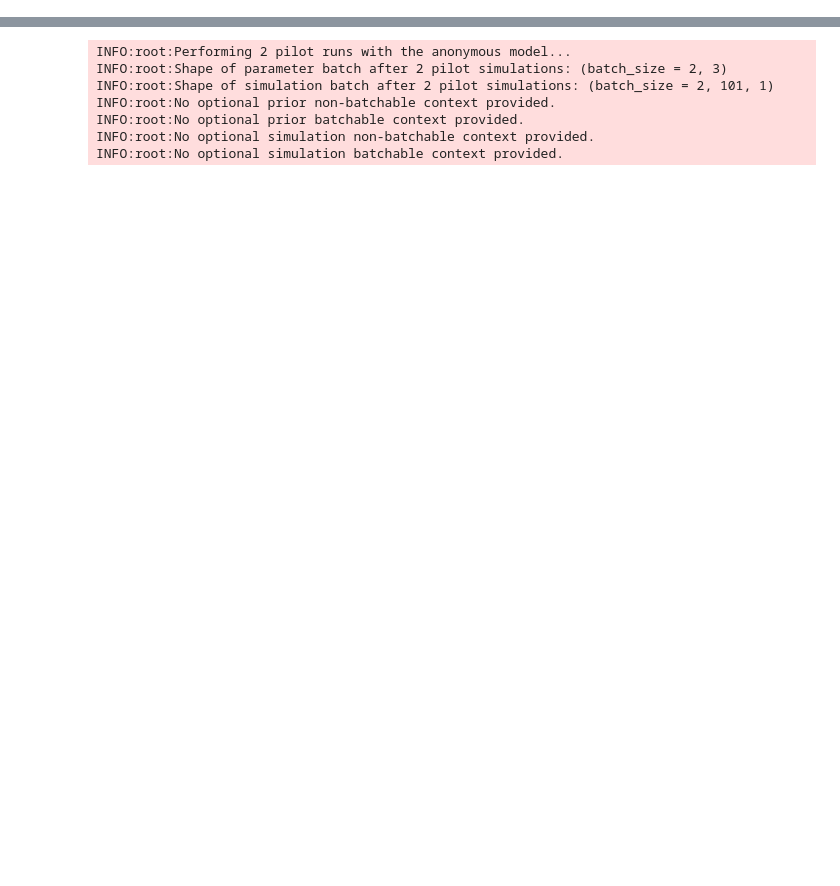
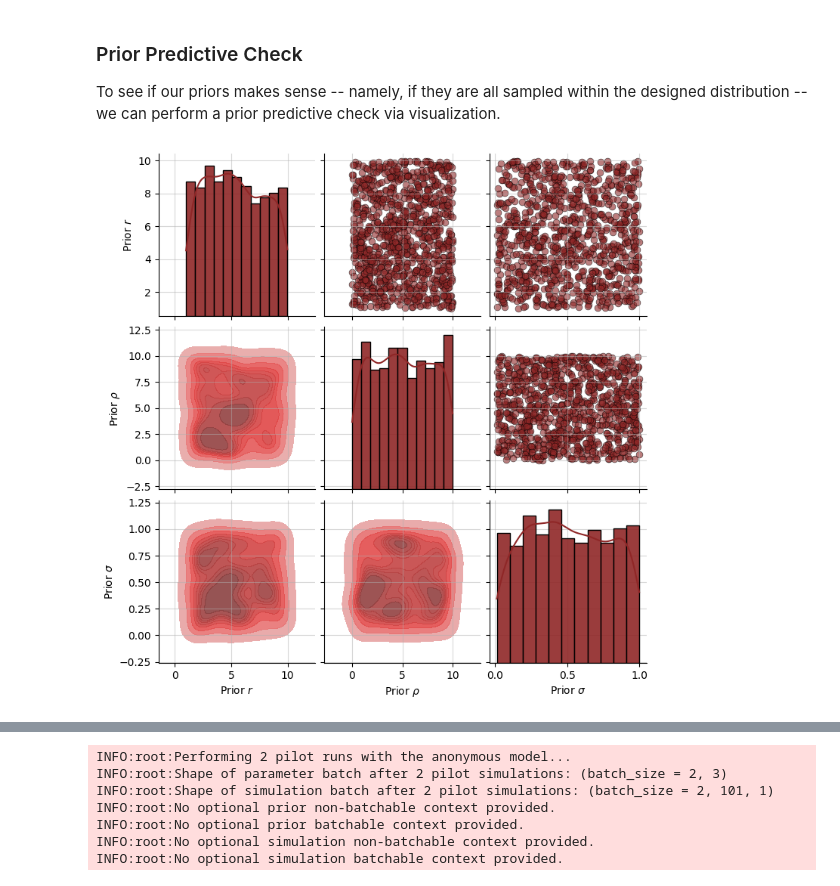
Before and after one commit to jerrymhuang/BayesFlow, a Jupyter notebook: examples/in_progress/Ricker_Model_Estimation.ipynb, the cells around one changed output, grey strips where cells are left out. Cells and saved outputs as stored; diff of their text form; code cells hidden in the pictures; blank space fills up the shorter version.

```diff
--- a/examples/in_progress/Ricker_Model_Estimation.ipynb
+++ b/examples/in_progress/Ricker_Model_Estimation.ipynb
@@ -53,0 +91,8 @@ prior = Prior(prior_fun=prior_fun, param_names=param_names)
+# %% [markdown]
+### Prior Predictive Check
+
+To see if our priors makes sense -- namely, if they are all sampled within the designed distribution -- we can perform a prior predictive check via visualization.
+# %%
+f = prior.plot_prior2d(n_samples=1000)
+# %% [output]
+[figure, added]
```
Also changed, not shown: parts of 50 cells of this notebook.
